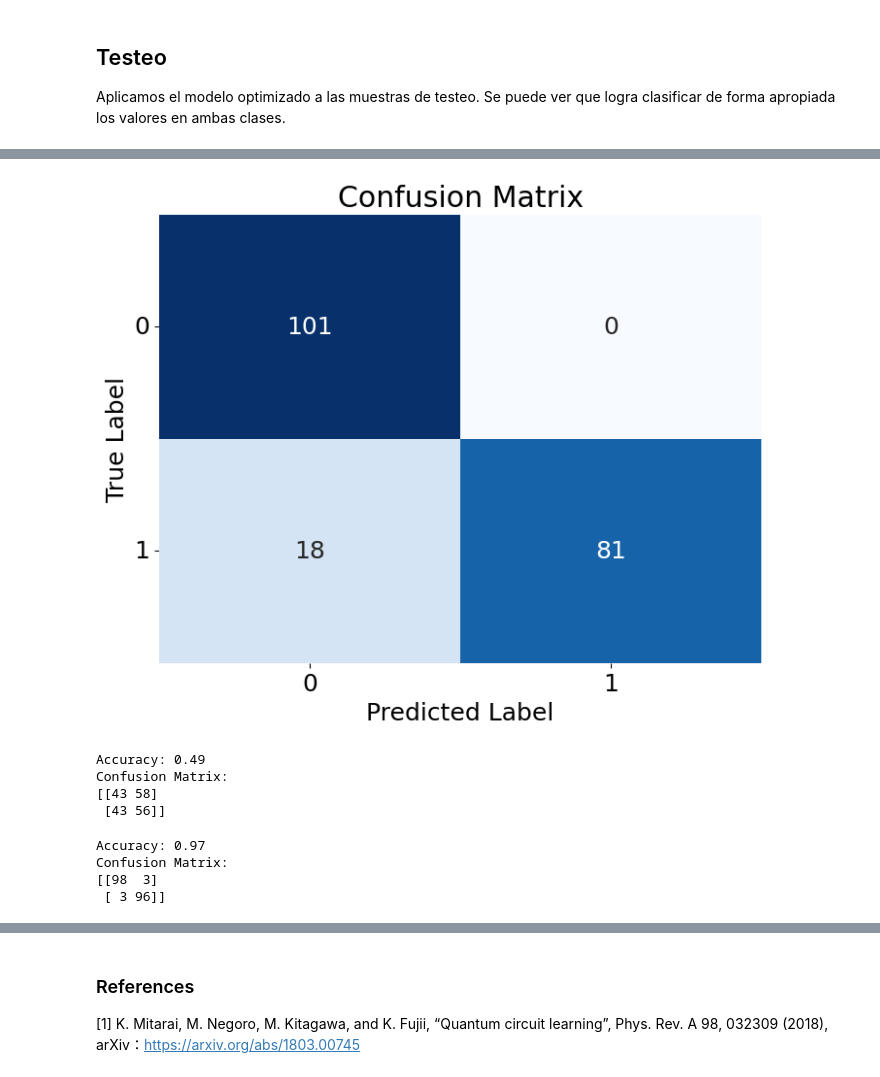
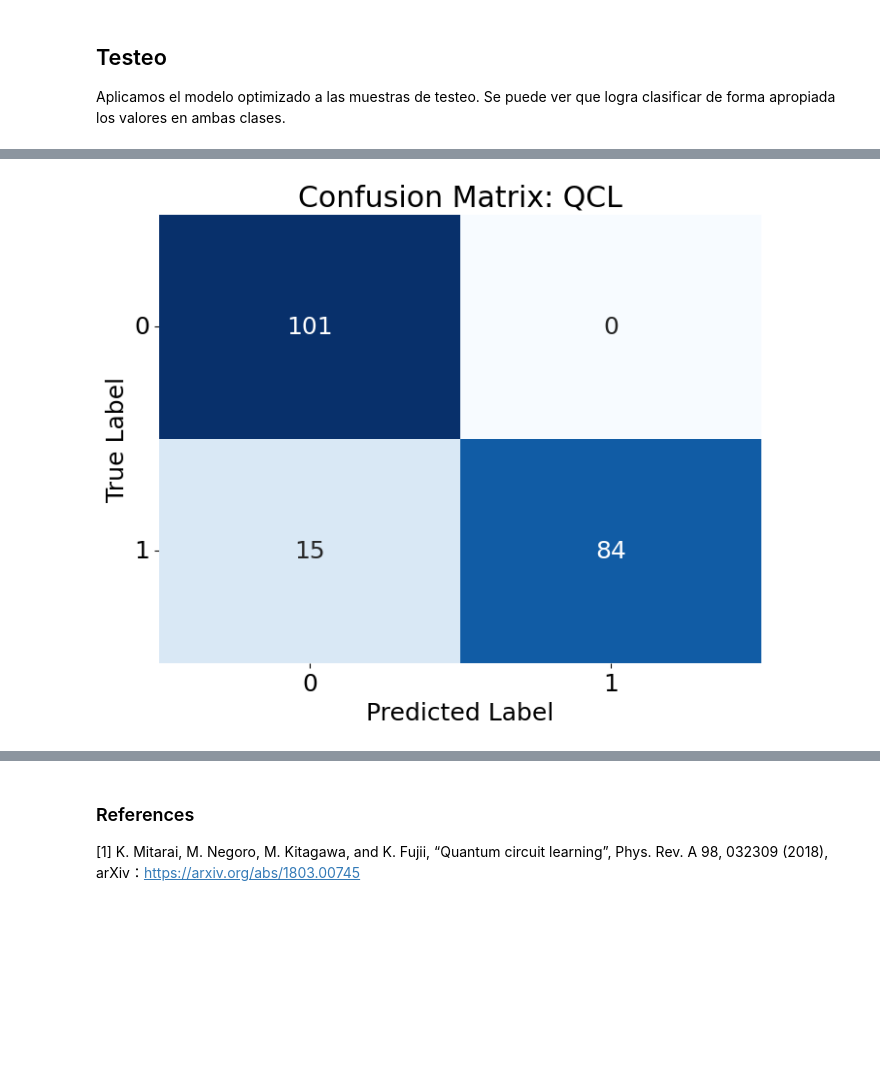
Before and after one commit to sofips/qcl, a Jupyter notebook: qcl_classification_es.ipynb, the cells around one changed output, grey strips where cells are left out. Drawn from its saved outputs; the diff is of its cells as text; code cells hidden in the pictures; blank space fills up the shorter version.

```diff
--- a/qcl_classification_es.ipynb
+++ b/qcl_classification_es.ipynb
@@ -54,7 +63,7 @@ theta_train = 2.0 * np.pi * np.random.rand(num_training_samples) # random angle
 x_0_class0 = r_train * np.cos(theta_train)
 x_1_class0= r_train * np.sin(theta_train)
 # these samples will be labeled as class 0, which corresponds to the teaching value [0,1]
-f_train0 = [np.asarray([0,1]) for i in range(num_training_samples)] # corresponding labels
+f_train0 = [np.asarray([1,0]) for i in range(num_training_samples)] # corresponding labels
 
 # 100 samples in class 1
 r_min = 0.55; r_max = 1.0
@@ -65,7 +74,7 @@ theta_train = 2.0 * np.pi * np.random.rand(num_training_samples)
 x_0_class1 = r_train * np.cos(theta_train)
 x_1_class1= r_train * np.sin(theta_train)
 # these samples will be labeled as class 1, which corresponds to the teaching value [1,0]
-f_train1 = [np.asarray([1,0]) for i in range(num_training_samples)]
+f_train1 = [np.asarray([0,1]) for i in range(num_training_samples)]
 
 # we concatenate the two sets of samples
 x_train = np.concatenate([x_0_class0, x_0_class1])
@@ -75,6 +84,6 @@ samples = [np.asarray([x_train[i], y_train[i]]) for i in range(len(x_train))]
 
 train_samples, test_samples, f_train, f_test = train_test_split(samples, labels, test_size=0.5, random_state=0)
 
-train_labels = [f[0] for f in f_train]
-test_labels = [f[0] for f in f_test]
+train_labels = [f[1] for f in f_train]
+test_labels = [f[1] for f in f_test]
 # %%
@@ -332,11 +346,10 @@ plt.show()
 # %%
-from sklearn.metrics import classification_report, confusion_matrix
+from sklearn.metrics import accuracy_score, confusion_matrix, classification_report, roc_auc_score, f1_score
 
-pred_class = [1*(p>0.5) for p in final_prediction]
-pred_class = [p[0] for p in pred_class]
-correct_class = [f[0] for f in f_test]
+pred_class_qcl = [1*(p[0] < p[1]) for p in final_prediction]
+pred_labels_qcl = [f[0] for f in f_test]
 
-print(classification_report(correct_class, pred_class, target_names=['red','blue']))
+print(classification_report(test_labels, pred_class_qcl, target_names=['red','blue']))
 # %% [output]
               precision    recall  f1-score   support
 
@@ -357,63 +369,23 @@ array([[101,   0],
 # %%
-import matplotlib.pyplot as plt
-import numpy as np
-from sklearn.metrics import confusion_matrix
 import seaborn as sns
 
 # Compute confusion matrix
-cm = confusion_matrix(correct_class, pred_class)
+cm = confusion_matrix(test_labels, pred_class_qcl)
 
 # Plot confusion matrix
 plt.figure(figsize=(8, 6))
 sns.heatmap(cm, annot=True, fmt='d', cmap='Blues', cbar=False)
 
 # Add labels and title
 plt.xlabel('Predicted Label')
 plt.ylabel('True Label')
-plt.title('Confusion Matrix')
+plt.title('Confusion Matrix: QCL')
 
 # Add tick marks
-plt.xticks(np.arange(len(np.unique(correct_class))) + 0.5, np.unique(correct_class))
-plt.yticks(np.arange(len(np.unique(correct_class))) + 0.5, np.unique(correct_class), rotation=0)
+plt.xticks(np.arange(len(np.unique(test_labels))) + 0.5, np.unique(test_labels))
+plt.yticks(np.arange(len(np.unique(test_labels))) + 0.5, np.unique(test_labels), rotation=0)
 
 # Show plot
 plt.show()
 # %% [output]
-[figure, old version]
+[figure, new version]
-# %%
-from sklearn.datasets import make_classification
-from sklearn.ensemble import GradientBoostingClassifier
-from sklearn.metrics import accuracy_score, confusion_matrix, classification_report
-from sklearn.model_selection import train_test_split
-from sklearn.linear_model import LogisticRegression
-
-classifier = LogisticRegression()
-classifier.fit(train_samples, train_labels)
-
-pred_labels = classifier.predict(test_samples)
-accuracy = accuracy_score(test_labels, pred_labels)
-print(f'Accuracy: {accuracy:.2f}')
-
-conf_matrix = confusion_matrix(test_labels, pred_labels)
-print('Confusion Matrix:')
-print(conf_matrix)
-# %% [output]
-Accuracy: 0.49
-Confusion Matrix:
-[[43 58]
- [43 56]]
-# %%
-gbc = GradientBoostingClassifier(n_estimators=100, learning_rate=1.0, max_depth=1, random_state=0)
-gbc.fit(train_samples, train_labels)
-pred_labels = gbc.predict(test_samples)
-accuracy = accuracy_score(test_labels, pred_labels)
-conf = confusion_matrix(test_labels, pred_labels)
-
-print(f'Accuracy: {accuracy:.2f}')
-print('Confusion Matrix:')
-print(conf)
-# %% [output]
-Accuracy: 0.97
-Confusion Matrix:
-[[98  3]
- [ 3 96]]
```
Also changed, not shown: parts of 28 cells of this notebook.
